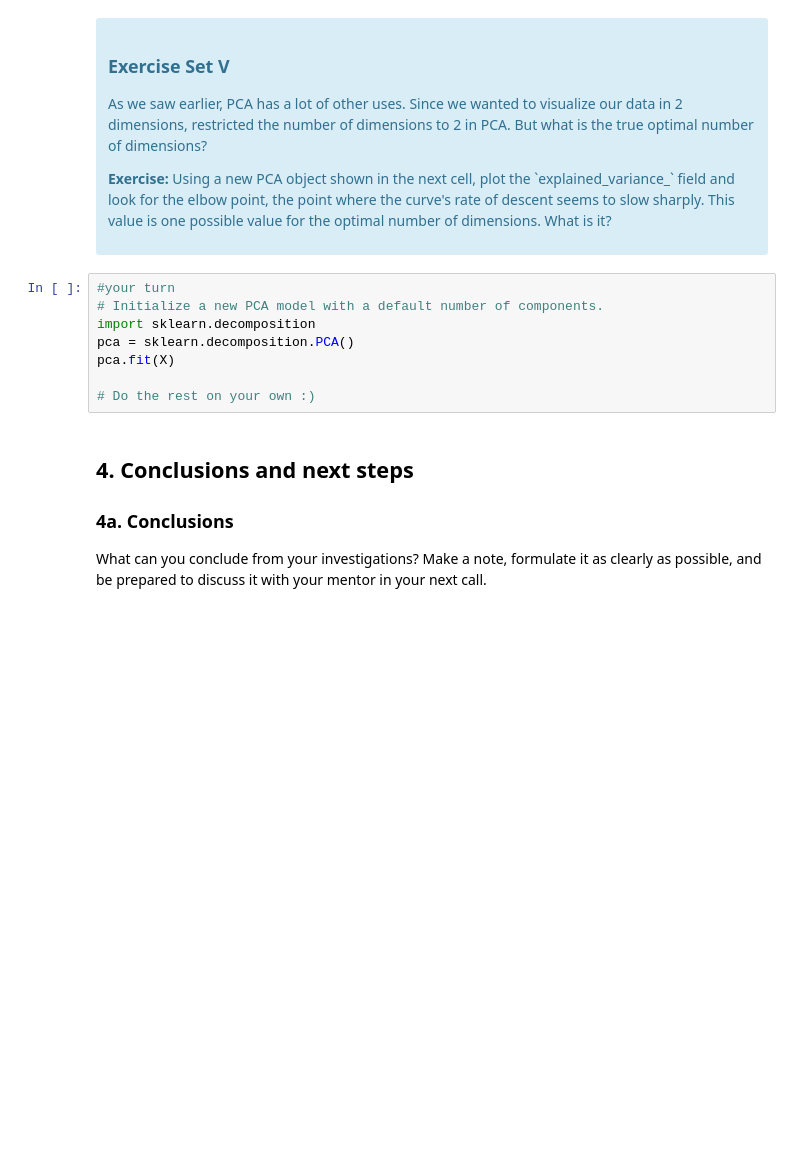
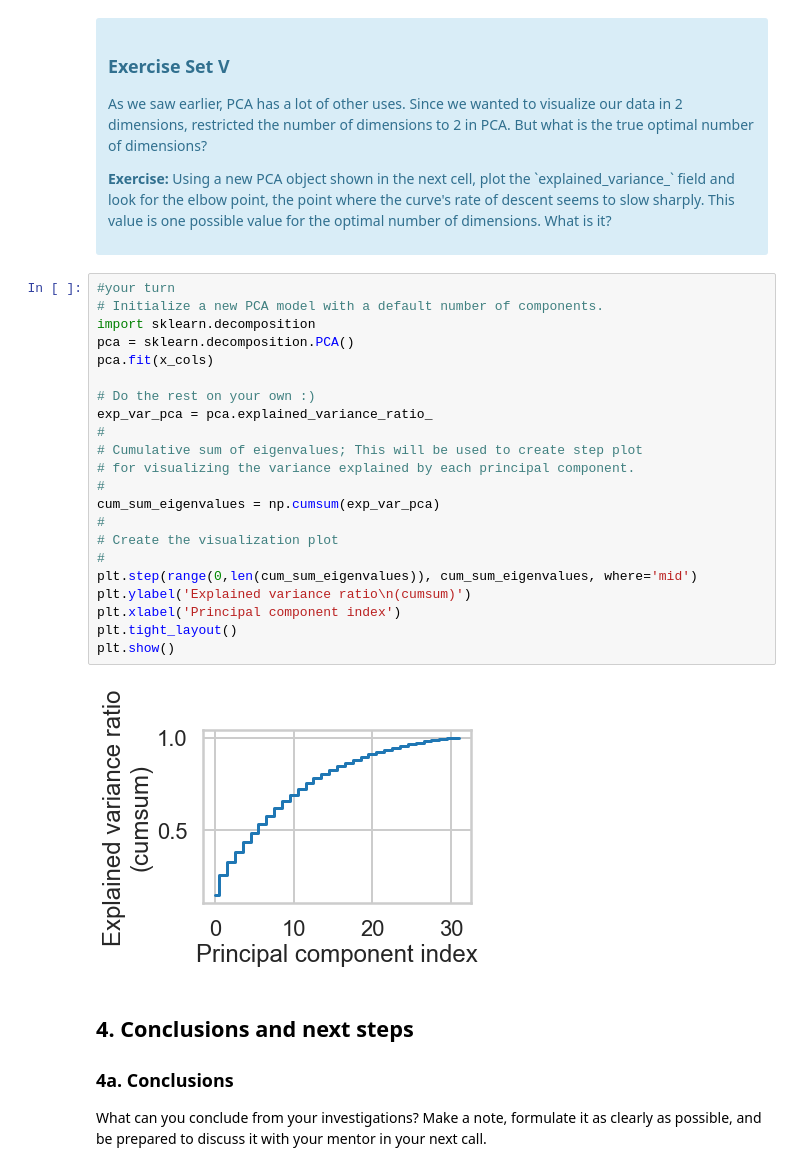
Before and after one commit to fortunatolouis/Springboard, a Jupyter notebook: ClusteringCaseStudy/Clustering Case Study - Customer Segmentation with K-Means - Tier 3.ipynb, the cells around one changed output. Saved outputs shown, nothing was run; the diff lists cells and outputs as text; blank space fills up the shorter version.

```diff
--- a/ClusteringCaseStudy/Clustering Case Study - Customer Segmentation with K-Means - Tier 3.ipynb
+++ b/ClusteringCaseStudy/Clustering Case Study - Customer Segmentation with K-Means - Tier 3.ipynb
@@ -386,11 +463,27 @@ What we've done is we've taken those columns of 0/1 indicator variables, and we'
 # %%
 #your turn
 # Initialize a new PCA model with a default number of components.
 import sklearn.decomposition
 pca = sklearn.decomposition.PCA()
-pca.fit(X)
+pca.fit(x_cols)
 
 # Do the rest on your own :)
+exp_var_pca = pca.explained_variance_ratio_
+#
+# Cumulative sum of eigenvalues; This will be used to create step plot
+# for visualizing the variance explained by each principal component.
+#
+cum_sum_eigenvalues = np.cumsum(exp_var_pca)
+#
+# Create the visualization plot
+#
+plt.step(range(0,len(cum_sum_eigenvalues)), cum_sum_eigenvalues, where='mid')
+plt.ylabel('Explained variance ratio\n(cumsum)')
+plt.xlabel('Principal component index')
+plt.tight_layout()
+plt.show()
+# %% [output]
+[figure, added]
 # %% [markdown]
 ## 4. Conclusions and next steps
 ### 4a. Conclusions
```
Also changed, not shown: parts of 14 cells of this notebook, 1 other file.
